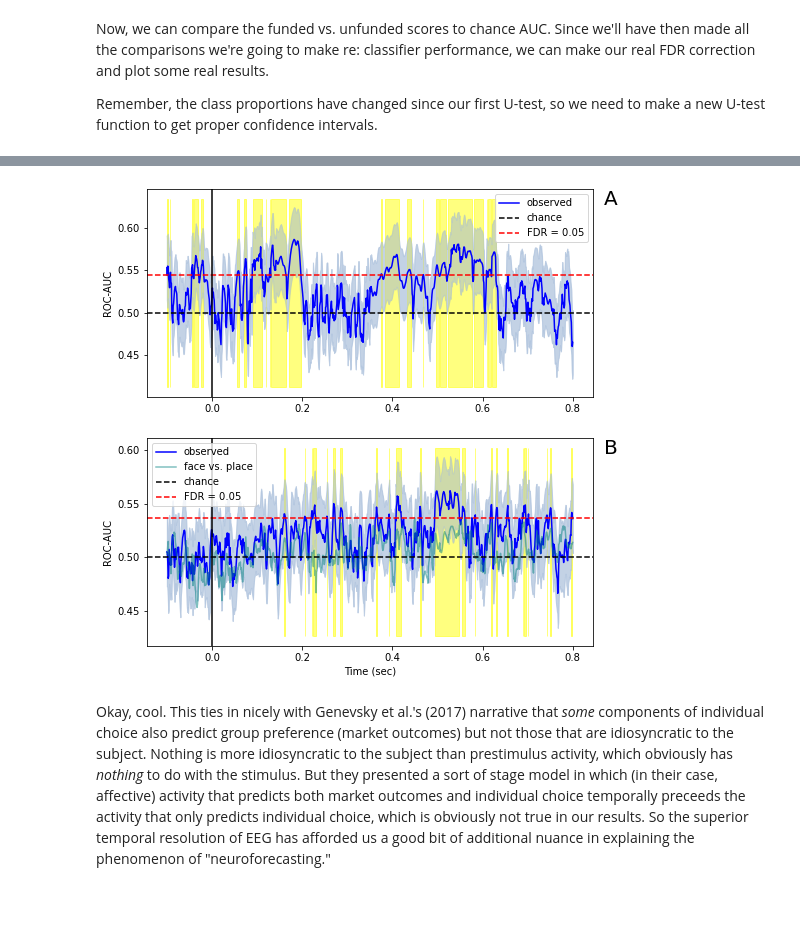
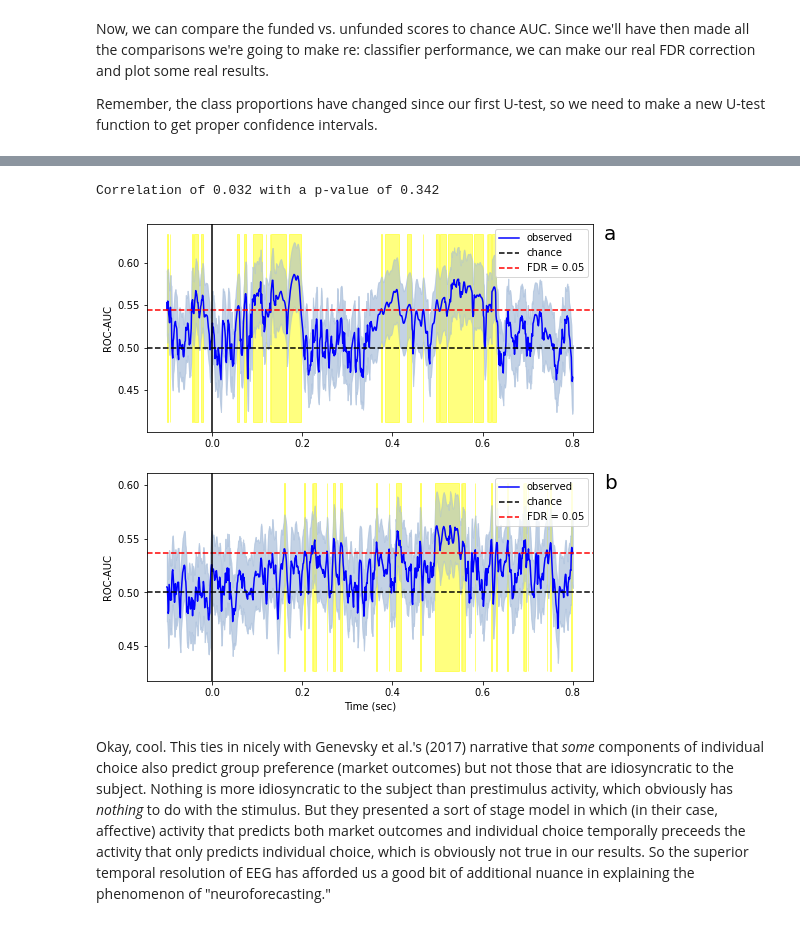
Before and after one commit to apex-lab/eeg-neuroforecasting, a Jupyter notebook: analysis.ipynb, the cells around one changed output, grey strips where cells are left out. Saved outputs shown, nothing was run; the diff lists cells and outputs as text; code cells hidden in the pictures.

Commit message:
cleans up figure 1

```diff
--- a/analysis.ipynb
+++ b/analysis.ipynb
@@ -123,3 +127,8 @@ alpha
+# %%
+r, p = corr(fu_scores, fp_scores)
+print("Correlation of %.3f with a p-value of %.3f"%(r, p))
+# %% [output]
+Correlation of 0.032 with a p-value of 0.342
 # %%
 # visualize cross-validation accuracy over time
 fig, axs = plt.subplots(nrows = 2, ncols = 1, figsize = (8, 8.4))
@@ -134,37 +143,36 @@ ax.legend()
 ax.axvline(.0, color = 'k', linestyle = '-')
 ax.fill_between(t, (yn_scores-yn_sigma*1.96), (yn_scores+yn_sigma*1.96),
                 color = 'lightsteelblue', alpha = 0.5)
 ax.fill_between(t, ax.get_ylim()[0], ax.get_ylim()[1],
                 where = yn_p <= alpha, color = 'yellow', alpha = 0.5)
 ax.fill_between(t, (yn_scores-yn_sigma*1.96), (yn_scores+yn_sigma*1.96),
                 color = 'lightsteelblue', alpha = 0.5)
-ax.text(1.025, .925, 'A', transform = ax.transAxes, size=20)
+ax.text(1.025, .925, 'a', transform = ax.transAxes, size=20)
 
 # and then group choice
 ax = axs[1]
 ax.plot(t, fu_scores, label = 'observed', color = "blue")
-ax.plot(t, fp_scores, label = 'face vs. place', color = "teal", alpha = .5)
 ax.axhline(.5, color = 'k', linestyle = '--', label = 'chance')
 corrected_thresh = min(fu_scores[fu_p <= alpha])
 ax.axhline(corrected_thresh, color = 'red', linestyle='--', label = 'FDR = 0.05')
 ax.set_xlabel('Time (sec)')
 ax.set_ylabel('ROC-AUC')
 ax.legend()
 ax.axvline(.0, color = 'k', linestyle = '-')
 ax.fill_between(t, (fu_scores-fu_sigma*1.96), (fu_scores+fu_sigma*1.96),
                 color = 'lightsteelblue', alpha = 0.5)
 ax.fill_between(t, ax.get_ylim()[0], ax.get_ylim()[1],
                 where = fu_p <= alpha, color = 'yellow', alpha = 0.5)
 ax.fill_between(t, (fu_scores-fu_sigma*1.96), (fu_scores+fu_sigma*1.96),
                 color = 'lightsteelblue', alpha = 0.5)
-ax.text(1.025, .925, 'B', transform = ax.transAxes, size=20)
+ax.text(1.025, .925, 'b', transform = ax.transAxes, size=20)
 plt.yticks(ticks = [.45, .5, .55, .6])
 
 # done!
 plt.savefig('figure1.png', dpi = 500)
 plt.show()
 # %% [output]
-[figure, old version]
+[figure, new version]
 # %% [markdown]
 Okay, cool. This ties in nicely with Genevsky et al.'s (2017) narrative that _some_ components of individual choice also predict group preference (market outcomes) but not those that are idiosyncratic to the subject. Nothing is more idiosyncratic to the subject than prestimulus activity, which obviously has _nothing_ to do with the stimulus. But they presented a sort of stage model in which (in their case, affective) activity that predicts both market outcomes and individual choice temporally preceeds the activity that only predicts individual choice, which is obviously not true in our results. So the superior temporal resolution of EEG has afforded us a good bit of additional nuance in explaining the phenomenon of "neuroforecasting."
 
```
Also changed, not shown: parts of 8 cells of this notebook.
